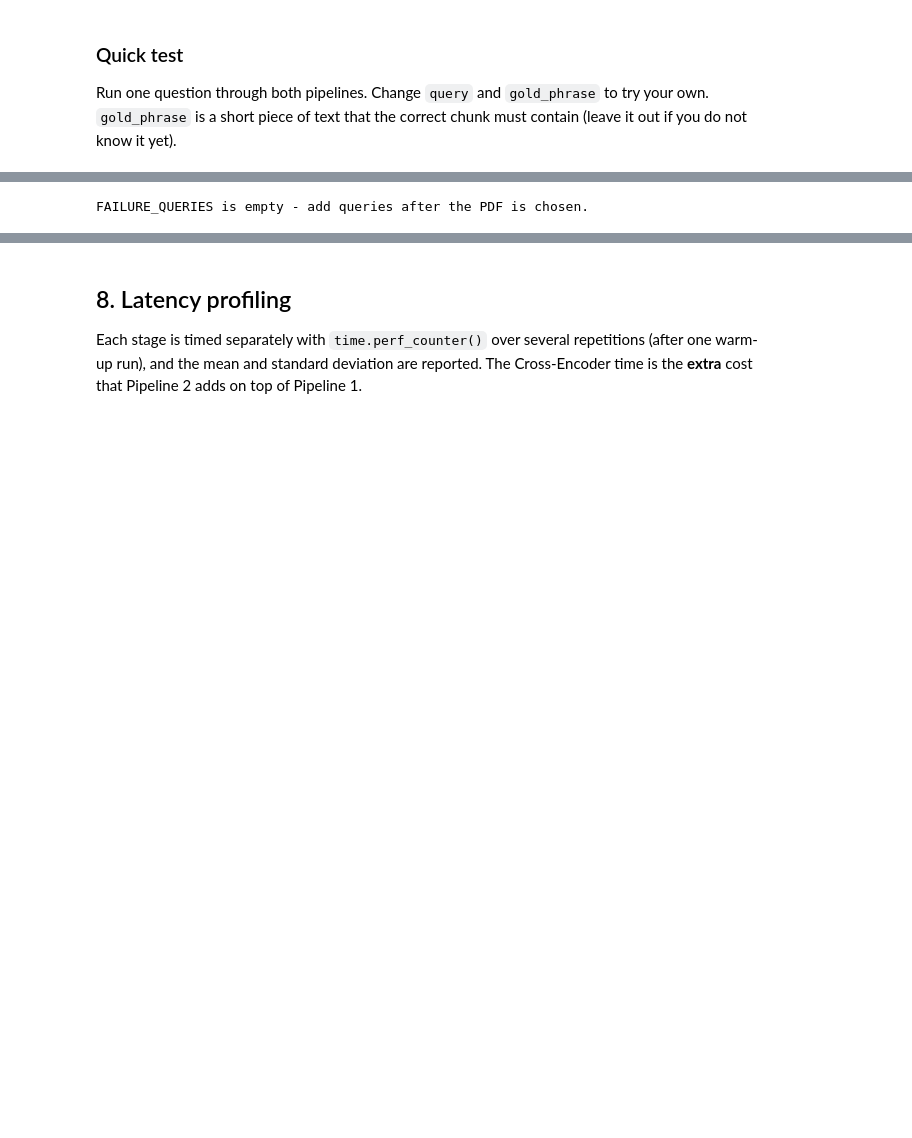
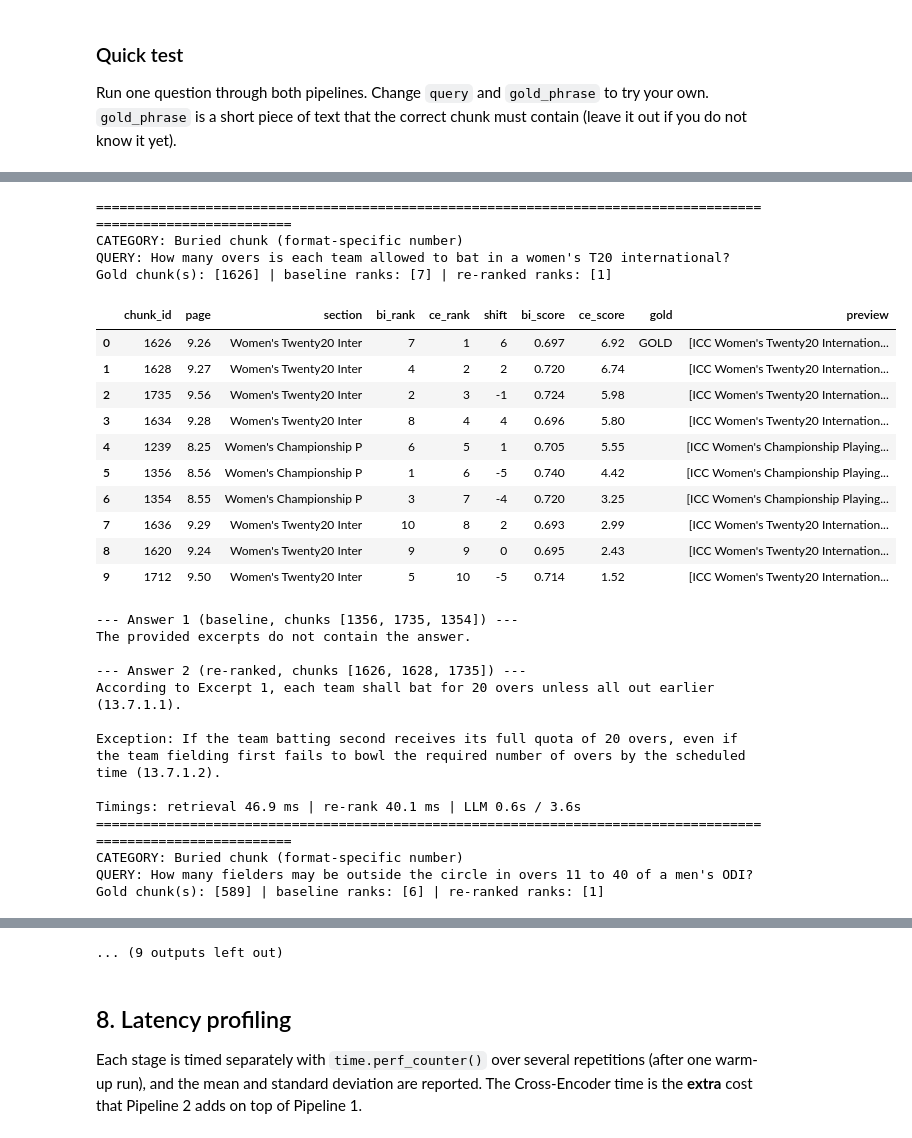
Before and after one commit to dhruv10050/RAG-Assignment, a Jupyter notebook: rag_baseline_vs_reranking.ipynb, the cells around one changed output, grey strips where cells are left out. Drawn from its saved outputs; the diff is of its cells as text; code cells hidden in the pictures; blank space fills up the shorter version.

```diff
--- a/rag_baseline_vs_reranking.ipynb
+++ b/rag_baseline_vs_reranking.ipynb
@@ -500,14 +508,74 @@ At least two queries must show the baseline failing and the re-ranker fixing it.
 # %%
-FAILURE_QUERIES = []
-# Template for each entry:
-# {"category": "Keyword trap", "query": "...", "gold_phrase": "exact words from the PDF that the right chunk contains"}
+FAILURE_QUERIES = [
+    # ---- Buried chunk: the right chunk is at Bi-Encoder rank 4-10 and the Cross-Encoder moves it into the Top 3 ----
+    {"category": "Buried chunk (format-specific number)",
+     "query": "How many overs is each team allowed to bat in a women's T20 international?",
+     "gold_phrase": "Each team shall bat for 20 overs", "gold_section": "Women's Twenty20"},
+    {"category": "Buried chunk (format-specific number)",
+     "query": "How many fielders may be outside the circle in overs 11 to 40 of a men's ODI?",
+     "gold_phrase": "no more than four (4) fielders", "gold_section": "One Day"},
+    {"category": "Buried chunk (format-specific number)",
+     "query": "What is the limit on overs per innings in a men's one day international?",
+     "gold_phrase": "limited to a maximum of 50 overs", "gold_section": "One Day"},
+    # ---- Exception / corner case ----
+    {"category": "Exception / corner case",
+     "query": "Can a batter be dismissed on a free hit in a men's T20I?",
+     "gold_phrase": "the striker can be dismissed only under the circumstances that apply for a No ball", "gold_section": "Men's Twenty20"},
+    # ---- Negation / constraint ----
+    {"category": "Negation / constraint",
+     "query": "Can a bowler who was suspended for dangerous bowling bowl again in the same innings in a men's ODI?",
+     "gold_phrase": "The bowler thus suspended shall not be allowed to bowl again in that innings", "gold_section": "One Day"},
+    # ---- Keyword / synonym trap: the question says 'short balls at head height', the rule says 'fast short-pitched delivery' ----
+    {"category": "Keyword / synonym trap",
+     "query": "How many short balls at head height can a bowler bowl per over in a men's T20I?",
+     "gold_phrase": "limited to one fast short-pitched delivery per over", "gold_section": "Men's Twenty20"},
+    # ---- Honest counter-examples: re-ranking hurts ----
+    {"category": "Re-ranking hurts",
+     "query": "How many fielders may be outside the circle in the first ten overs of a men's ODI?",
+     "gold_phrase": "no more than two (2) fielders shall be permitted outside this fielding restriction area", "gold_section": "One Day"},
+    {"category": "Re-ranking hurts (negation)",
+     "query": "Can a player who left the field for more than eight minutes bat straight away in a men's T20I?",
+     "gold_phrase": "shall not be permitted to bat in the match until", "gold_section": "Men's Twenty20"},
+    # ---- Neither pipeline finds the gold chunk in the Top 10 (re-ranking cannot add chunks) ----
+    {"category": "Retrieval miss (not in Top 10)",
+     "query": "How many overs can one bowler bowl in a men's T20I?",
+     "gold_phrase": "No bowler shall bowl more than 4 overs", "gold_section": "Men's Twenty20"},
+    {"category": "Retrieval miss (not in Top 10)",
+     "query": "Can an injured batter use a runner in a T20 international?",
+     "gold_phrase": "Runners shall not be permitted", "gold_section": "Men's Twenty20"},
+]
 # %%
 results = []
 for item in FAILURE_QUERIES:
     print("=" * 110)
     print("CATEGORY:", item["category"])
-    results.append(compare(item["query"], item.get("gold_phrase")))
-if not FAILURE_QUERIES:
-    print("FAILURE_QUERIES is empty - add queries after the PDF is chosen.")
+    results.append(compare(item["query"], item.get("gold_phrase"), gold_section=item.get("gold_section")))
 # %% [output]
-FAILURE_QUERIES is empty - add queries after the PDF is chosen.
+==============================================================================================================
+CATEGORY: Buried chunk (format-specific number)
+QUERY: How many overs is each team allowed to bat in a women's T20 international?
+Gold chunk(s): [1626] | baseline ranks: [7] | re-ranked ranks: [1]
+|  | chunk_id | page | section | bi_rank | ce_rank | shift | bi_score | ce_score | gold | preview |
+| 0 | 1626 | 9.26 | Women's Twenty20 Inter | 7 | 1 | 6 | 0.697 | 6.92 | GOLD | [ICC Women's Twenty20 Internation... |
+| 1 | 1628 | 9.27 | Women's Twenty20 Inter | 4 | 2 | 2 | 0.720 | 6.74 |  | [ICC Women's Twenty20 Internation... |
+| 2 | 1735 | 9.56 | Women's Twenty20 Inter | 2 | 3 | -1 | 0.724 | 5.98 |  | [ICC Women's Twenty20 Internation... |
+| 3 | 1634 | 9.28 | Women's Twenty20 Inter | 8 | 4 | 4 | 0.696 | 5.80 |  | [ICC Women's Twenty20 Internation... |
+| 4 | 1239 | 8.25 | Women's Championship P | 6 | 5 | 1 | 0.705 | 5.55 |  | [ICC Women's Championship Playing... |
+| 5 | 1356 | 8.56 | Women's Championship P | 1 | 6 | -5 | 0.740 | 4.42 |  | [ICC Women's Championship Playing... |
+| 6 | 1354 | 8.55 | Women's Championship P | 3 | 7 | -4 | 0.720 | 3.25 |  | [ICC Women's Championship Playing... |
+| 7 | 1636 | 9.29 | Women's Twenty20 Inter | 10 | 8 | 2 | 0.693 | 2.99 |  | [ICC Women's Twenty20 Internation... |
+| 8 | 1620 | 9.24 | Women's Twenty20 Inter | 9 | 9 | 0 | 0.695 | 2.43 |  | [ICC Women's Twenty20 Internation... |
+| 9 | 1712 | 9.50 | Women's Twenty20 Inter | 5 | 10 | -5 | 0.714 | 1.52 |  | [ICC Women's Twenty20 Internation... |
+--- Answer 1 (baseline, chunks [1356, 1735, 1354]) ---
+The provided excerpts do not contain the answer.
+
+--- Answer 2 (re-ranked, chunks [1626, 1628, 1735]) ---
+According to Excerpt 1, each team shall bat for 20 overs unless all out earlier (13.7.1.1).
+
+Exception: If the team batting second receives its full quota of 20 overs, even if the team fielding first fails to bowl the required number of overs by the scheduled time (13.7.1.2).
+
+Timings: retrieval 46.9 ms | re-rank 40.1 ms | LLM 0.6s / 3.6s
+==============================================================================================================
+CATEGORY: Buried chunk (format-specific number)
+QUERY: How many fielders may be outside the circle in overs 11 to 40 of a men's ODI?
+Gold chunk(s): [589] | baseline ranks: [6] | re-ranked ranks: [1]
@@ -514,3 +683,4 @@ FAILURE_QUERIES is empty - add queries after the PDF is chosen.
+... (9 outputs left out)
 # %% [markdown]
 ## 8. Latency profiling
 Each stage is timed separately with `time.perf_counter()` over several repetitions
```
Also changed, not shown: parts of 7 cells of this notebook.
